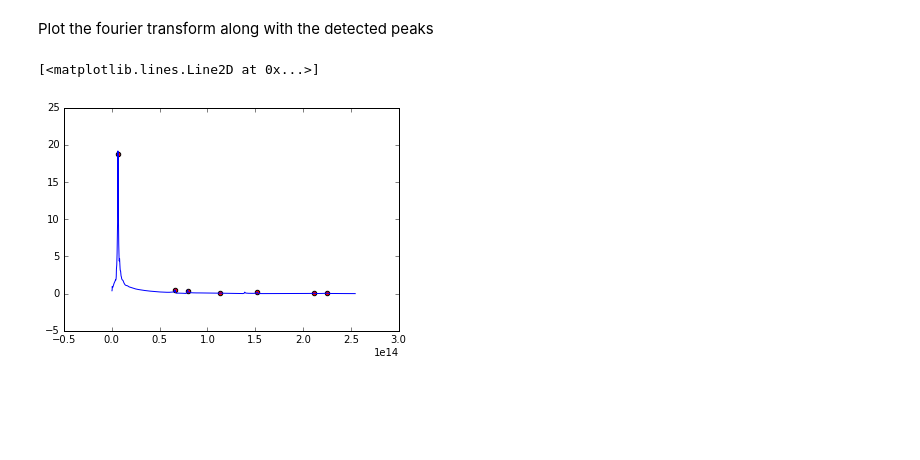
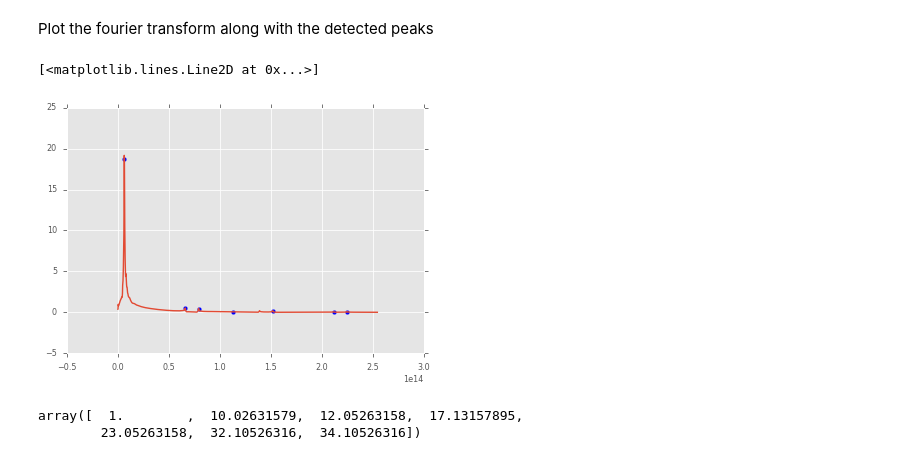
Before and after one commit to carlosmiguelpatino/FerromagneticResonance, a Jupyter notebook: Ferromagnetic Resonance Analysis.ipynb, the cells around one changed output. Drawn from its saved outputs; the diff is of its cells as text; code cells hidden in the pictures; blank space fills up the shorter version.

```diff
--- a/Ferromagnetic Resonance Analysis.ipynb
+++ b/Ferromagnetic Resonance Analysis.ipynb
@@ -8,6 +8,7 @@ from scipy import signal
 from scipy.optimize import curve_fit
 import matplotlib.pylab as plt
 %matplotlib inline
+plt.style.use('seaborn-paper')
 # %% [markdown]
 ## Import data simulated in oommf from csv
 # %%
@@ -105,8 +106,13 @@ for index in peakind:
 # %% [markdown]
 Plot the fourier transform along with the detected peaks
 # %%
-plt.scatter(x_peaks, peaks, c='r')
+plt.scatter(x_peaks, peaks, c='b')
 plt.plot(freq, abs(mz_fft))
 # %% [output]
 [<matplotlib.lines.Line2D at 0x...>]
-[figure, old version]
+[figure, new version]
+# %%
+np.array(x_peaks)/x_peaks[0]
+# %% [output]
+array([  1.        ,  10.02631579,  12.05263158,  17.13157895,
+        23.05263158,  32.10526316,  34.10526316])
```
Also changed, not shown: parts of 3 cells of this notebook, 1 other file.
